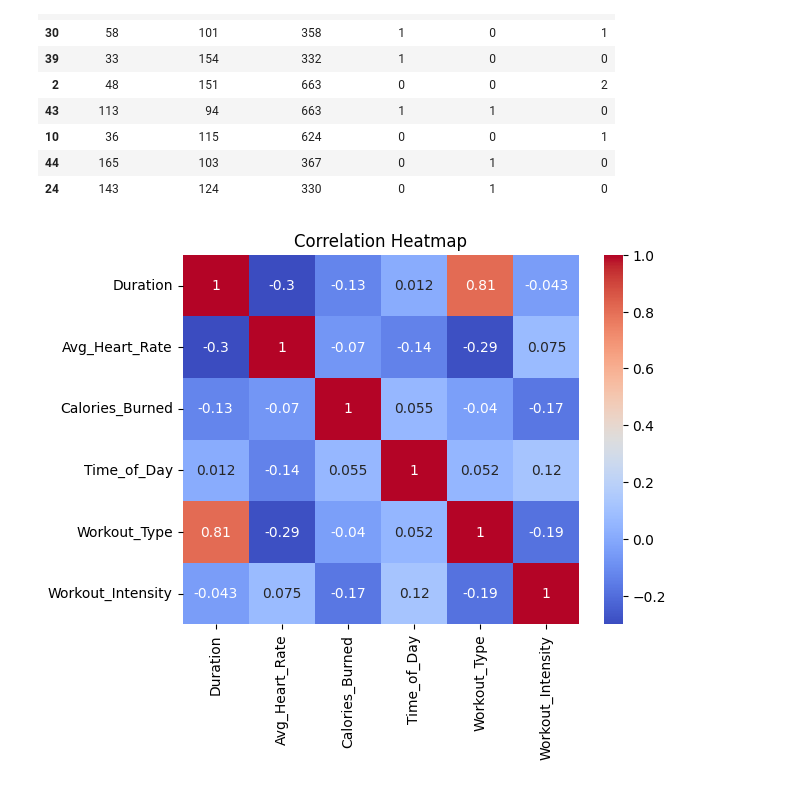
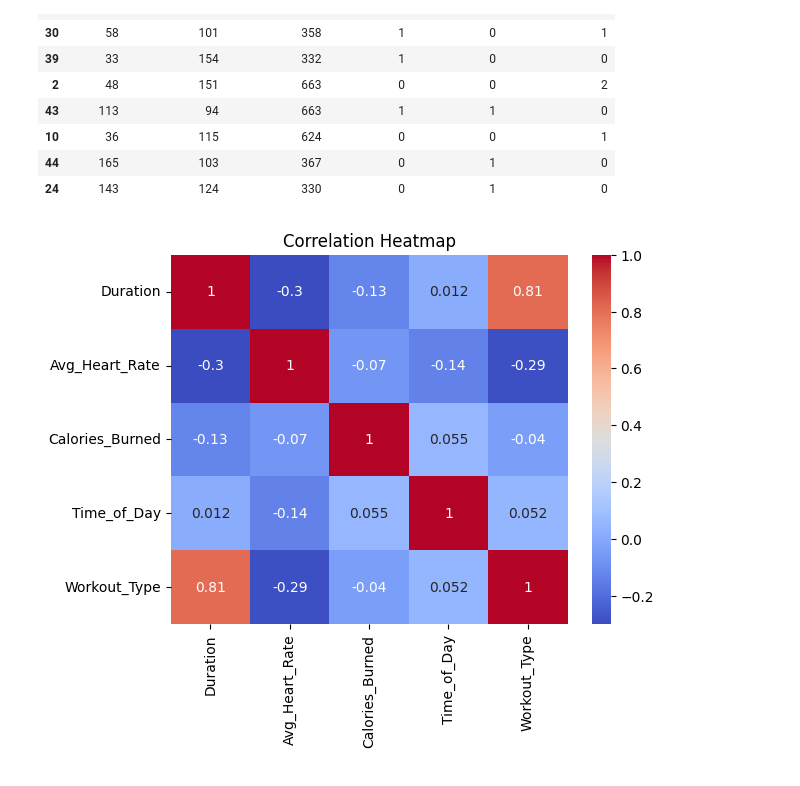
Before and after one commit to SylviaMwai/FitGuru-Classifier-Using-KNN, a Jupyter notebook: FitGuru_Classifier_Using_KNN.ipynb, the cells around one changed output. Cells and saved outputs as stored; diff of their text form; code cells hidden in the pictures.

```diff
--- a/FitGuru_Classifier_Using_KNN.ipynb
+++ b/FitGuru_Classifier_Using_KNN.ipynb
@@ -303,9 +303,9 @@ Data.sample(8)
 | 44 | 165 | 103 | 367 | 0 | 1 | 0 |
 | 24 | 143 | 124 | 330 | 0 | 1 | 0 |
 # %%
-corr = Data[['Duration', 'Avg_Heart_Rate', 'Calories_Burned', 'Time_of_Day', 'Workout_Type', 'Workout_Intensity']].corr()
+corr = Data[['Duration', 'Avg_Heart_Rate', 'Calories_Burned', 'Time_of_Day', 'Workout_Type', ]].corr()
 sns.heatmap(corr, annot=True, cmap='coolwarm')
 plt.title('Correlation Heatmap')
 plt.show()
 # %% [output]
-[figure, old version]
+[figure, new version]
```
Also changed, not shown: parts of 2 cells of this notebook.
